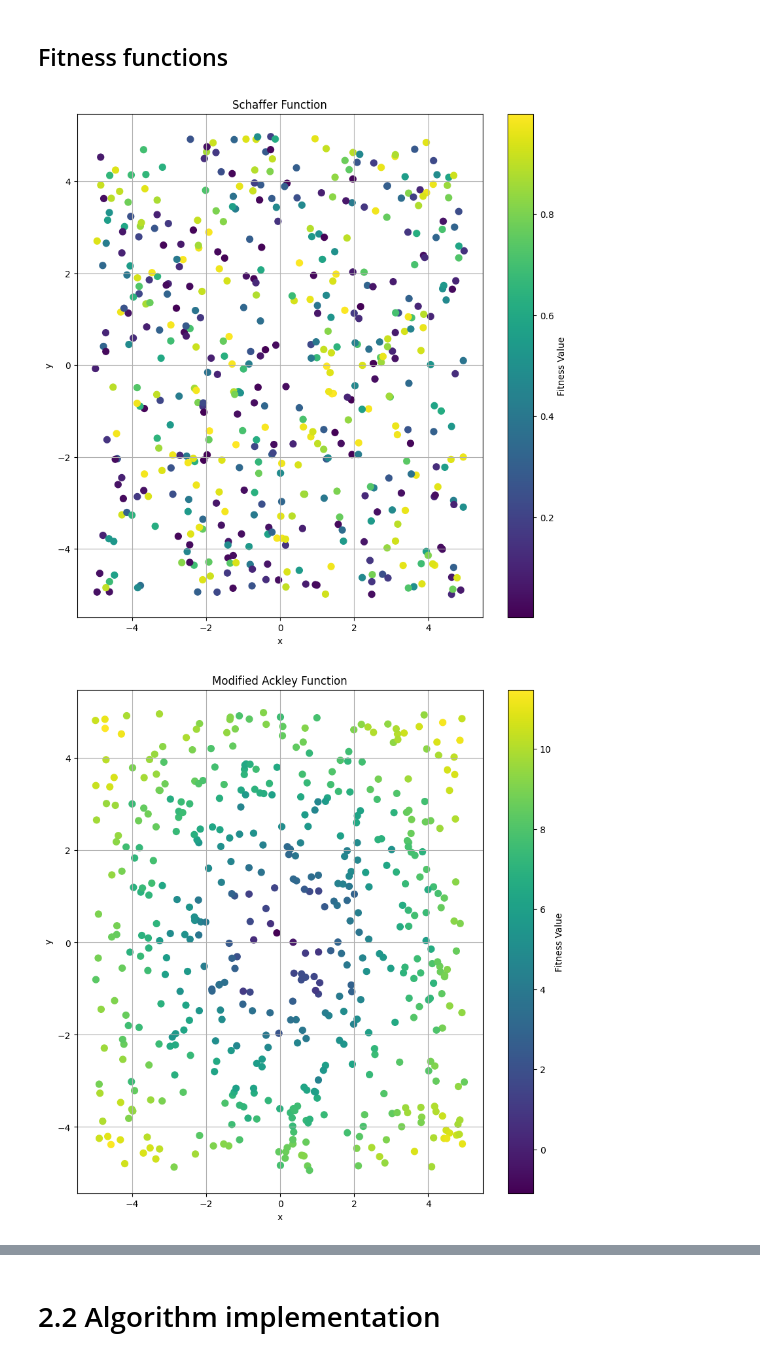
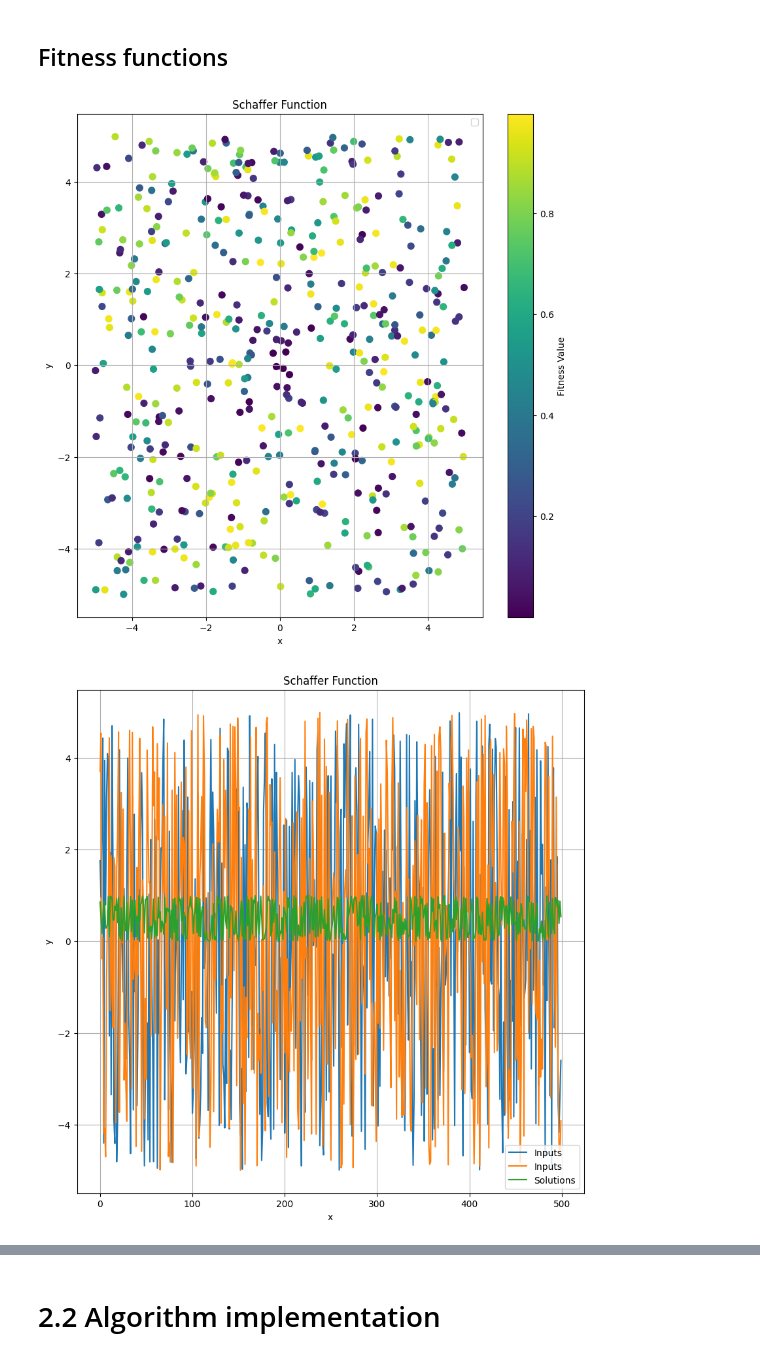
Before and after one commit to MxFrgsn/COMP2002_CW2, a Jupyter notebook: COMP2002.ipynb, the cells around one changed output, grey strips where cells are left out. Drawn from its saved outputs; the diff is of its cells as text; code cells hidden in the pictures.

Commit message:
2.2 not working, made 2.1 into line and scatter

```diff
--- a/COMP2002.ipynb
+++ b/COMP2002.ipynb
@@ -928,37 +929,47 @@ def easomFunction(x, y):
 def randomSolutions(input_array,solutions,func):
     for x in range (0,500):
         input = np.random.uniform(-5,5,2)
         input_array[x][0] = (input[0])
         input_array[x][1] = (input[1])
         solutions.append(func(input[0],input[1]))
 
 def outputSolutions(func_name,input_array,solutions):
     input_array = np.array(input_array)
     solutions = np.array(solutions)
 
+    # Scatter plot
     plt.figure(figsize=(10, 10))
-    #plt.plot(array_inputs, label='Inputs')
-    #plt.plot(solutions, label= 'Solutions')
-
     plt.title(f"{func_name} Function")
     plt.scatter(input_array[:, 0], input_array[:, 1], c=solutions, cmap='viridis', s=50)
-    # plt.plot(array_inputs[:, 0], array_inputs[:, 1], linestyle='-', color='gray', alpha=0.5, label='Connections')
     plt.colorbar(label='Fitness Value')
     plt.xlabel('x')
     plt.ylabel('y')
     plt.grid(True)
-    plt.savefig(f"{func_name}.png")
+    plt.savefig(f"{func_name}_scatter_plot.pdf")
     plt.show()
+
+    # Line graph
+    plt.figure(figsize=(10, 10))
+    plt.plot(input_array, label='Inputs')
+    plt.plot(solutions, label= 'Solutions')
+    plt.title(f"{func_name} Function")
+    plt.xlabel('x')
+    plt.ylabel('y')
+    plt.grid(True)
+    plt.legend()
+    plt.savefig(f"{func_name}_line_Graph.pdf")
+    plt.show()
+
 
 def generate500RandomSolutions(func, func_name):
     input_array = [[0,0] for i in range(500)]
     solutions = []
     randomSolutions(input_array,solutions,func)
     outputSolutions(func_name,input_array,solutions)
 
 generate500RandomSolutions(schafferFunction,"Schaffer")
 generate500RandomSolutions(modifiedAckleyFunction,"Modified Ackley")
 generate500RandomSolutions(easomFunction,"Easom")
 # %% [output]
-[figure, old version]
+[figure, new version]
-[figure, old version]
+[figure, new version]
```
Also changed, not shown: parts of 7 cells of this notebook, 12 other files.
